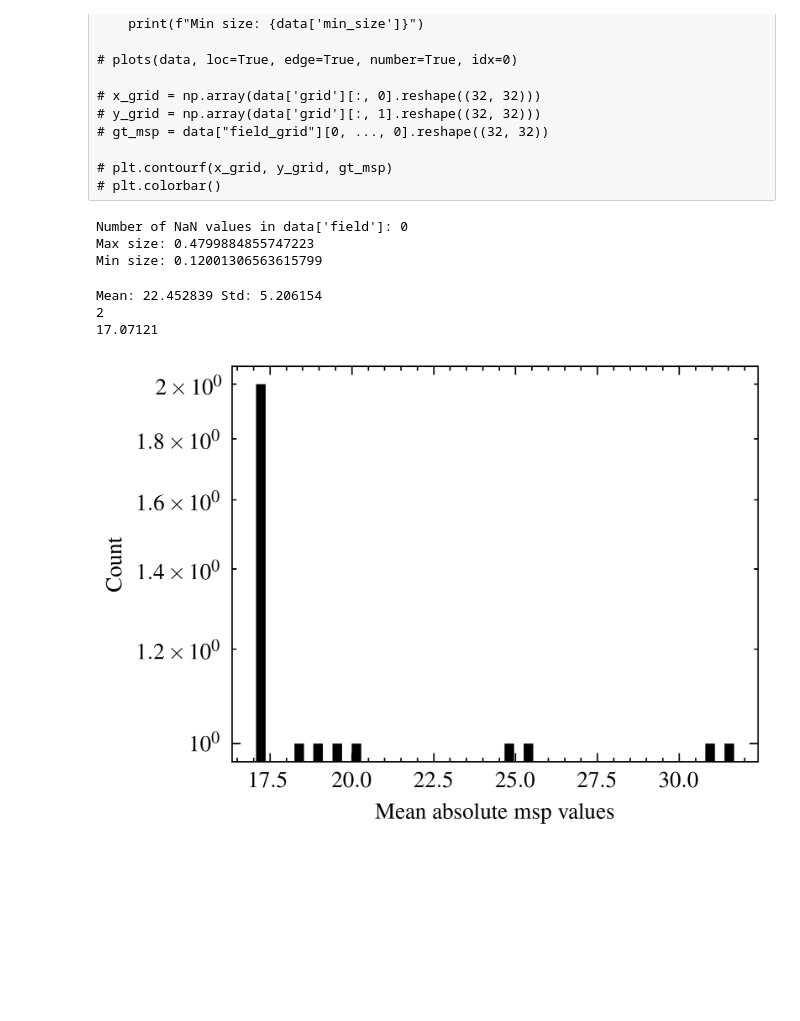
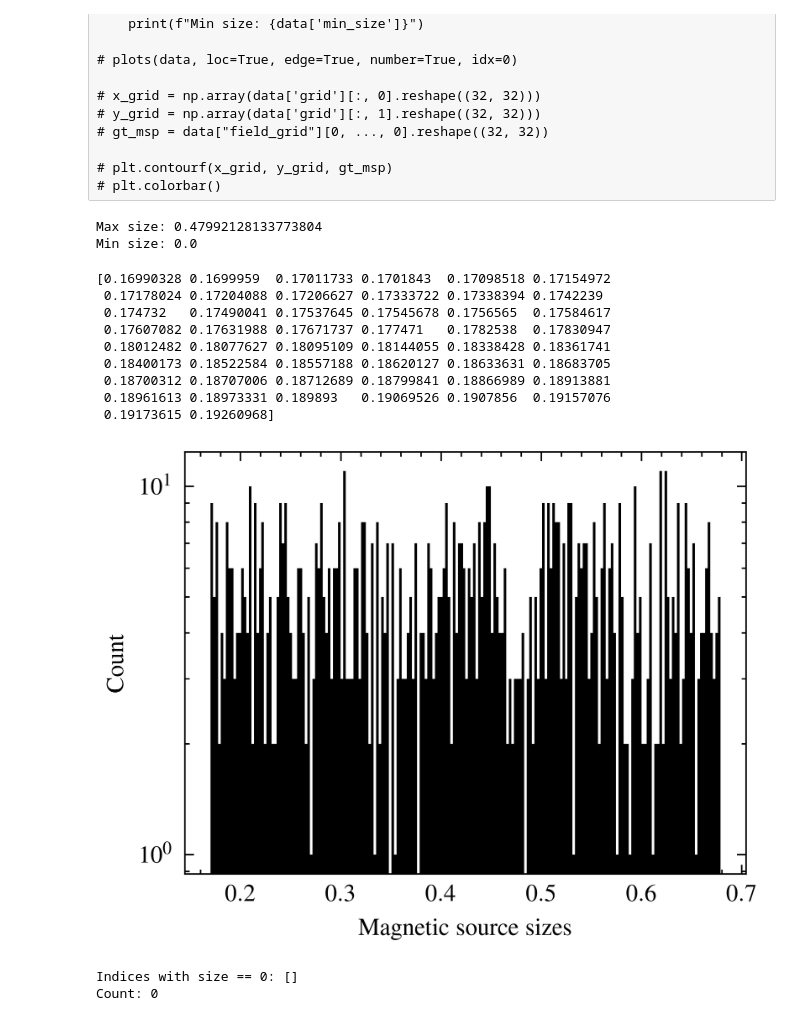
Before and after one commit to cmt-dtu-energy/hypermagnetics, a Jupyter notebook: nbs/check_dataset.ipynb, the cells around one changed output. Drawn from its saved outputs; the diff is of its cells as text; code cells hidden in the pictures; blank space fills up the shorter version.

Commit message:
Plots for appendix (err vs size, abserr)

```diff
--- a/nbs/check_dataset.ipynb
+++ b/nbs/check_dataset.ipynb
@@ -28,36 +35,43 @@ for i in [10, 250, 500, 750, 1000, 1250]:
 # plt.contourf(x_grid, y_grid, gt_msp)
 # plt.colorbar()
 # %%
-# name = "100_50050_train.h5"
-# data = read_db_old(name, max_samples=10000)
-name = "eval_large_m_42_10_1500.h5"
-data = read_db(name, max_samples=10000)
-res = 16
-field_idx = 4
-nan_count = np.isnan(data["field"]).sum()
-print(f"Number of NaN values in data['field']: {nan_count}")
+data = read_db("val_eval_large_m_92_1000_1.h5")
+res = 32
+idx = 150
 print(f"Max size: {data['max_size']}")
 print(f"Min size: {data['min_size']}")
 # plots(data, loc=True, edge=True, number=True, idx=field_idx)
 # %% [output]
-Number of NaN values in data['field']: 0
-Max size: 0.4799884855747223
-Min size: 0.12001306563615799
+Max size: 0.47992128133773804
+Min size: 0.0
 # %%
-mean_abs = np.mean(np.abs(data["msp"]), axis=-1)
-print("Mean:", np.mean(mean_abs), "Std:", np.std(mean_abs))
-print(np.argmin(mean_abs))
-print(mean_abs[np.argmin(mean_abs)])
-plt.hist(mean_abs, bins=50)
+# Size overview
+sizes = np.linalg.norm(data["sources"][:990,0,6:8], axis=1)
+print(np.sort(sizes)[:50])
+plt.hist(sizes, bins=200)
 plt.yscale("log")
-plt.xlabel("Mean absolute msp values")
+plt.xlabel("Magnetic source sizes")
 plt.ylabel("Count")
 plt.show()
+zero_idxs = np.where(sizes == 0)[0]
+print("Indices with size == 0:", zero_idxs)
+print("Count:", zero_idxs.size)
+if zero_idxs.size:
+    print("Example corresponding source entries:")
+    print(data["sources"][zero_idxs][:3])
 # %% [output]
-Mean: 22.452839 Std: 5.206154
-2
-17.07121
+[0.16990328 0.1699959  0.17011733 0.1701843  0.17098518 0.17154972
+ 0.17178024 0.17204088 0.17206627 0.17333722 0.17338394 0.1742239
+ 0.174732   0.17490041 0.17537645 0.17545678 0.1756565  0.17584617
+ 0.17607082 0.17631988 0.17671737 0.177471   0.1782538  0.17830947
+ 0.18012482 0.18077627 0.18095109 0.18144055 0.18338428 0.18361741
+ 0.18400173 0.18522584 0.18557188 0.18620127 0.18633631 0.18683705
+ 0.18700312 0.18707006 0.18712689 0.18799841 0.18866989 0.18913881
+ 0.18961613 0.18973331 0.189893   0.19069526 0.1907856  0.19157076
+ 0.19173615 0.19260968]
-[figure, old version]
+[figure, new version]
+Indices with size == 0: []
+Count: 0
 # %%
 x_grid = np.array(data['grid'][:, 0].reshape((res, res)))
 y_grid = np.array(data['grid'][:, 1].reshape((res, res)))
```
Also changed, not shown: parts of 13 cells of this notebook, 2 other files.
